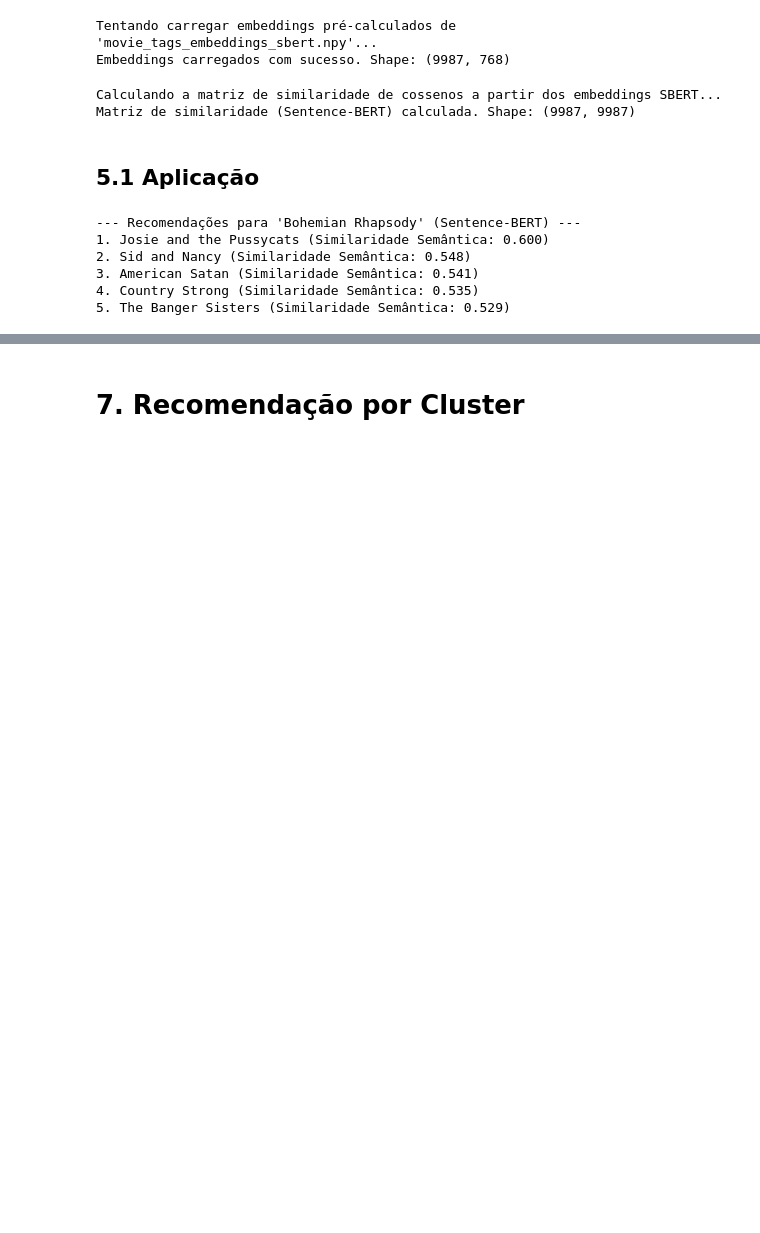
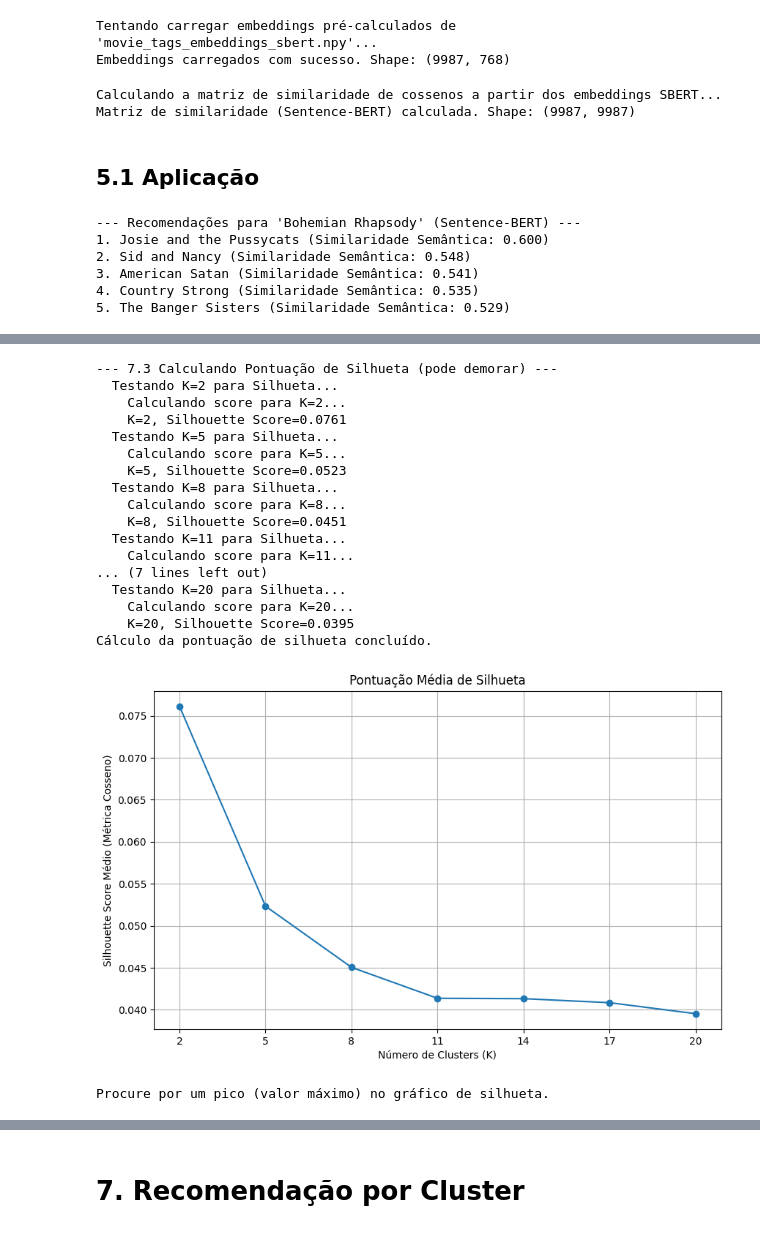
Before and after one commit to viniciuscandeia/Movies, a Jupyter notebook: notebook.ipynb, the cells around one changed output, grey strips where cells are left out. Cells and saved outputs as stored; diff of their text form; code cells hidden in the pictures; blank space fills up the shorter version.

```diff
--- a/notebook.ipynb
+++ b/notebook.ipynb
@@ -650,0 +540,57 @@ Próximo passo: Usar esses clusters para fazer recomendações.
+# %%
+if can_cluster:
+    calculate_silhouette = True
+
+    if calculate_silhouette:
+        print( "\n--- 7.3 Calculando Pontuação de Silhueta (pode demorar) ---" )
+        silhouette_scores = [ ]
+        # Usar um range menor para K devido ao custo
+        k_range_silhouette = range( 2, 21, 3 )  # Ex: De 2 a 20, de 3 em 3
+
+        try:
+            for k in k_range_silhouette:
+                print( f"  Testando K={k} para Silhueta..." )
+                kmeans_silhouette = KMeans( n_clusters = k, random_state = 42, n_init = 'auto' )
+                cluster_labels_temp = kmeans_silhouette.fit_predict( embeddings_sbert )
+                print( f"    Calculando score para K={k}..." )
+                score = silhouette_score(
+                        embeddings_sbert, cluster_labels_temp, metric = 'cosine', sample_size = 2000,
+                        random_state = 42 )
+                silhouette_scores.append( score )
+                print( f"    K={k}, Silhouette Score={score:.4f}" )
+            print( "Cálculo da pontuação de silhueta concluído." )
+
+            # Plotar o gráfico da silhueta
+            plt.figure( figsize = (10, 6) )
+            plt.plot( k_range_silhouette, silhouette_scores, marker = 'o', linestyle = '-' )
+            plt.title( 'Pontuação Média de Silhueta' )
+            plt.xlabel( 'Número de Clusters (K)' )
+            plt.ylabel( 'Silhouette Score Médio (Métrica Cosseno)' )
+            plt.xticks( k_range_silhouette )
+            plt.grid( True )
+            plt.show()
+
+            print( "\nProcure por um pico (valor máximo) no gráfico de silhueta." )
+
+        except Exception as e:
+            print( f"\nErro ao calcular a Pontuação de Silhueta: {e}" )
+# %% [output]
+--- 7.3 Calculando Pontuação de Silhueta (pode demorar) ---
+  Testando K=2 para Silhueta...
+    Calculando score para K=2...
+    K=2, Silhouette Score=0.0761
+  Testando K=5 para Silhueta...
+    Calculando score para K=5...
+    K=5, Silhouette Score=0.0523
+  Testando K=8 para Silhueta...
+    Calculando score para K=8...
+    K=8, Silhouette Score=0.0451
+  Testando K=11 para Silhueta...
+    Calculando score para K=11...
+... (7 lines left out)
+  Testando K=20 para Silhueta...
+    Calculando score para K=20...
+    K=20, Silhouette Score=0.0395
+Cálculo da pontuação de silhueta concluído.
+[figure, added]
+Procure por um pico (valor máximo) no gráfico de silhueta.
```
Also changed, not shown: parts of 12 cells of this notebook, 1 other file.
